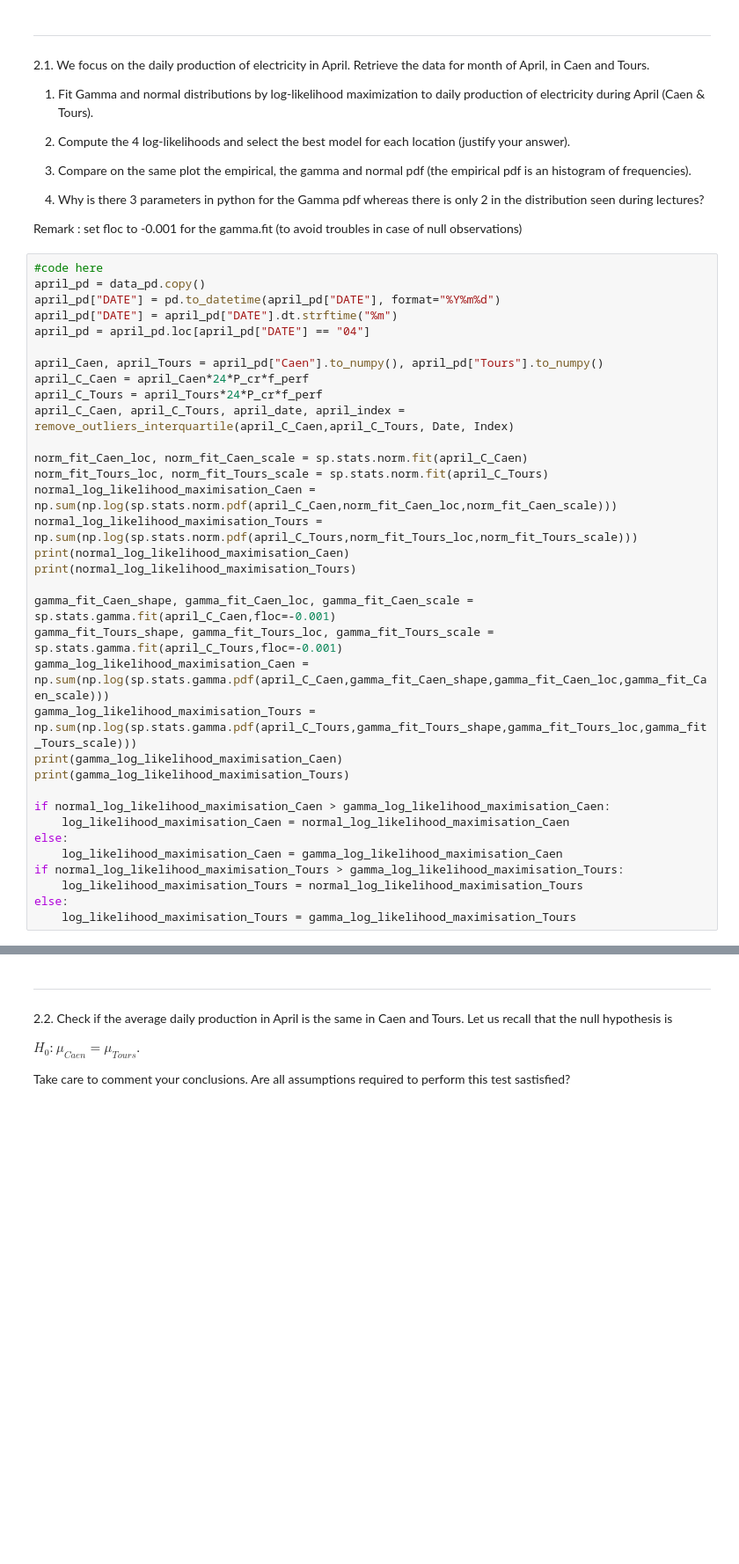
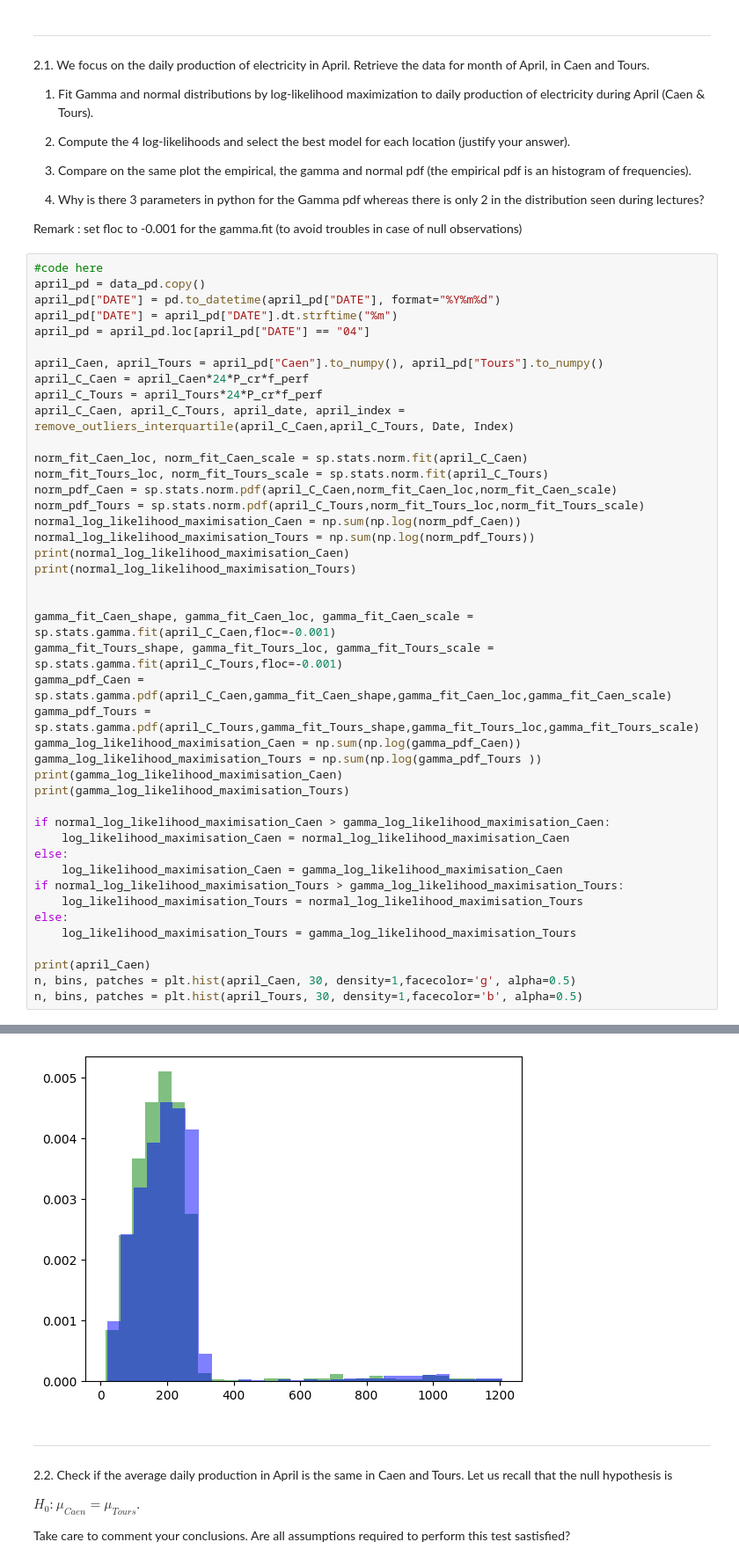
Before and after one commit to BrieucDallemagne/Hackathons_LEPL1109, a Jupyter notebook: Hackathon1.ipynb, the cells around one changed output, grey strips where cells are left out. Shown at 88% size. Cells and saved outputs as stored; diff of their text form; blank space fills up the shorter version.

```diff
--- a/Hackathon1.ipynb
+++ b/Hackathon1.ipynb
@@ -361,15 +387,20 @@ april_C_Caen, april_C_Tours, april_date, april_index = remove_outliers_interquar
 
 norm_fit_Caen_loc, norm_fit_Caen_scale = sp.stats.norm.fit(april_C_Caen)
 norm_fit_Tours_loc, norm_fit_Tours_scale = sp.stats.norm.fit(april_C_Tours)
-normal_log_likelihood_maximisation_Caen = np.sum(np.log(sp.stats.norm.pdf(april_C_Caen,norm_fit_Caen_loc,norm_fit_Caen_scale)))
-normal_log_likelihood_maximisation_Tours = np.sum(np.log(sp.stats.norm.pdf(april_C_Tours,norm_fit_Tours_loc,norm_fit_Tours_scale)))
+norm_pdf_Caen = sp.stats.norm.pdf(april_C_Caen,norm_fit_Caen_loc,norm_fit_Caen_scale)
+norm_pdf_Tours = sp.stats.norm.pdf(april_C_Tours,norm_fit_Tours_loc,norm_fit_Tours_scale)
+normal_log_likelihood_maximisation_Caen = np.sum(np.log(norm_pdf_Caen))
+normal_log_likelihood_maximisation_Tours = np.sum(np.log(norm_pdf_Tours))
 print(normal_log_likelihood_maximisation_Caen)
 print(normal_log_likelihood_maximisation_Tours)
 
+
 gamma_fit_Caen_shape, gamma_fit_Caen_loc, gamma_fit_Caen_scale = sp.stats.gamma.fit(april_C_Caen,floc=-0.001)
 gamma_fit_Tours_shape, gamma_fit_Tours_loc, gamma_fit_Tours_scale = sp.stats.gamma.fit(april_C_Tours,floc=-0.001)
-gamma_log_likelihood_maximisation_Caen = np.sum(np.log(sp.stats.gamma.pdf(april_C_Caen,gamma_fit_Caen_shape,gamma_fit_Caen_loc,gamma_fit_Caen_scale)))
-gamma_log_likelihood_maximisation_Tours = np.sum(np.log(sp.stats.gamma.pdf(april_C_Tours,gamma_fit_Tours_shape,gamma_fit_Tours_loc,gamma_fit_Tours_scale)))
+gamma_pdf_Caen = sp.stats.gamma.pdf(april_C_Caen,gamma_fit_Caen_shape,gamma_fit_Caen_loc,gamma_fit_Caen_scale)
+gamma_pdf_Tours = sp.stats.gamma.pdf(april_C_Tours,gamma_fit_Tours_shape,gamma_fit_Tours_loc,gamma_fit_Tours_scale)
+gamma_log_likelihood_maximisation_Caen = np.sum(np.log(gamma_pdf_Caen))
+gamma_log_likelihood_maximisation_Tours = np.sum(np.log(gamma_pdf_Tours ))
 print(gamma_log_likelihood_maximisation_Caen)
 print(gamma_log_likelihood_maximisation_Tours)
 
@@ -381,3 +412,8 @@ if normal_log_likelihood_maximisation_Tours > gamma_log_likelihood_maximisation_
     log_likelihood_maximisation_Tours = normal_log_likelihood_maximisation_Tours
 else:
     log_likelihood_maximisation_Tours = gamma_log_likelihood_maximisation_Tours
+
+print(april_Caen)
+n, bins, patches = plt.hist(april_Caen, 30, density=1,facecolor='g', alpha=0.5)
+n, bins, patches = plt.hist(april_Tours, 30, density=1,facecolor='b', alpha=0.5)
+# %% [output]
@@ -384,3 +425,4 @@ else:
+[figure, added]
 # %% [markdown]
 ---
 
```
Also changed, not shown: parts of 8 cells of this notebook.
